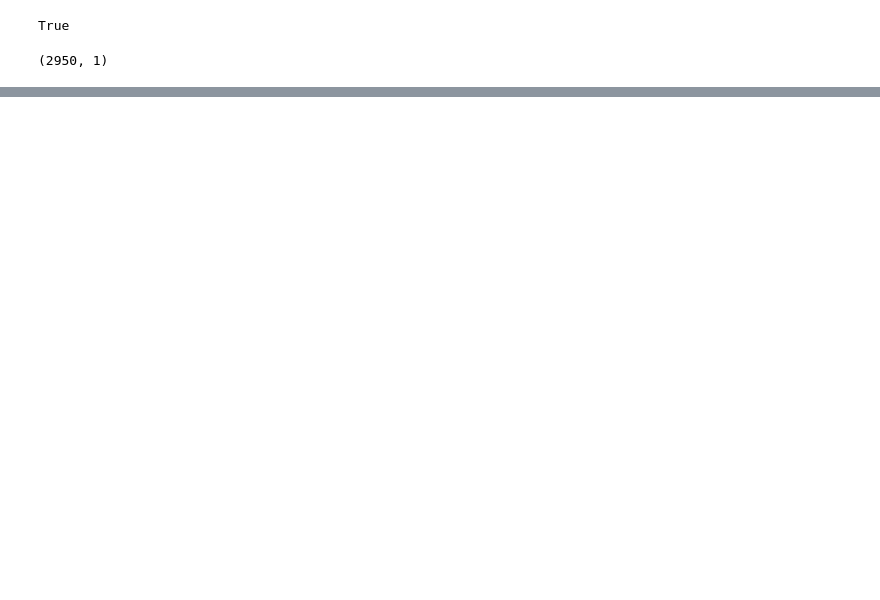
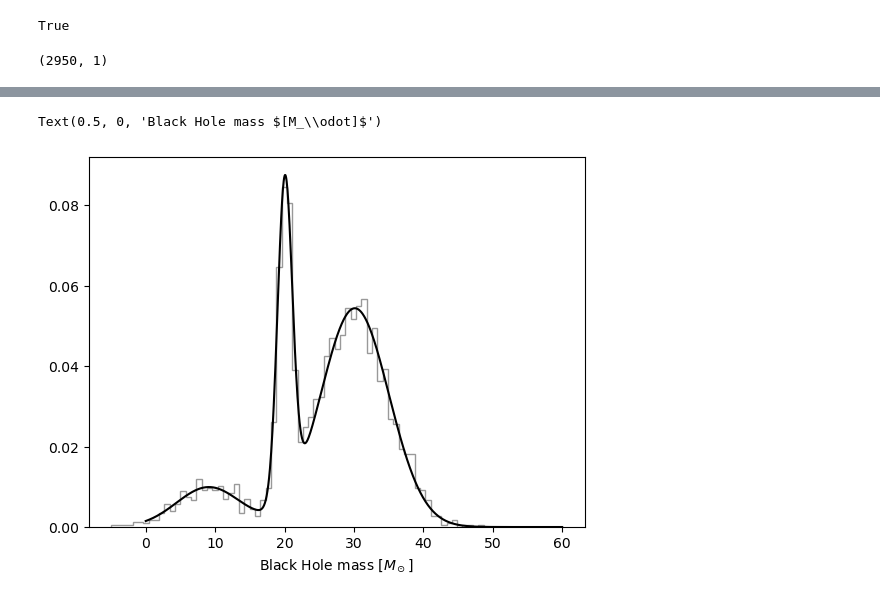
Before and after one commit to costanzamariasala/ilovegit, a Jupyter notebook: lec6_BHbinaries.ipynb, the cells around one changed output, grey strips where cells are left out. Drawn from its saved outputs; the diff is of its cells as text; code cells hidden in the pictures; blank space fills up the shorter version.

```diff
--- a/lec6_BHbinaries.ipynb
+++ b/lec6_BHbinaries.ipynb
@@ -21,0 +52,16 @@ TypeError: float() argument must be a string or a real number, not 'GaussianMixt
+# %%
+# specific solution
+M_best = models[np.argmin(AIC)]
+
+x = np.linspace(0,60,1000)
+logprob = M_best.score_samples(x.reshape(-1,1))
+pdf = np.exp(logprob)
+
+plt.hist(file, 70, density=True, histtype='step', alpha=0.4, color='black')
+
+plt.plot(x,pdf,'k')
+
+plt.xlabel('Black Hole mass $[M_\odot]$')
+# %% [output]
+Text(0.5, 0, 'Black Hole mass $[M_\\odot]$')
+[figure, added]
```
Also changed, not shown: parts of 9 cells of this notebook.
